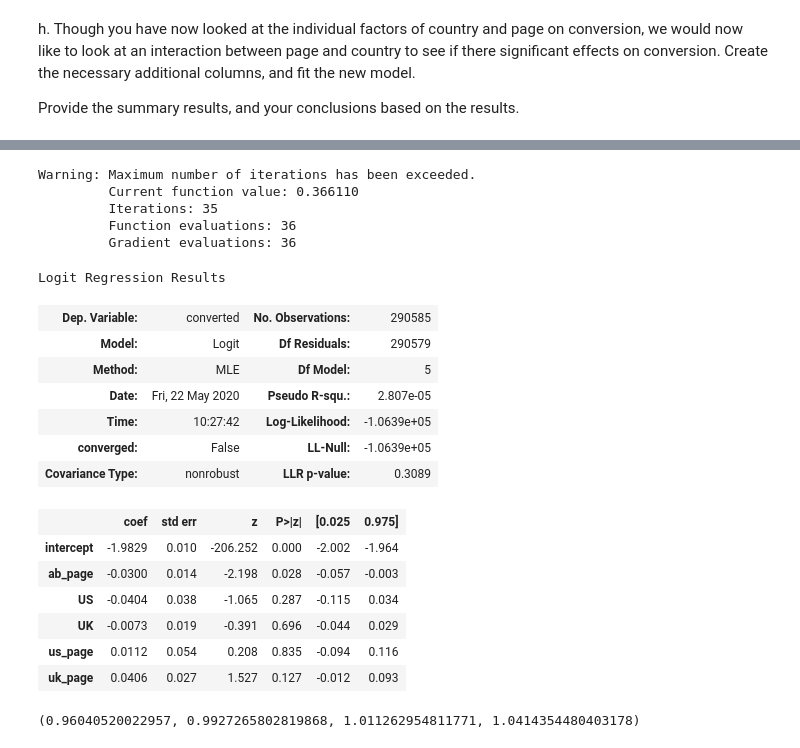
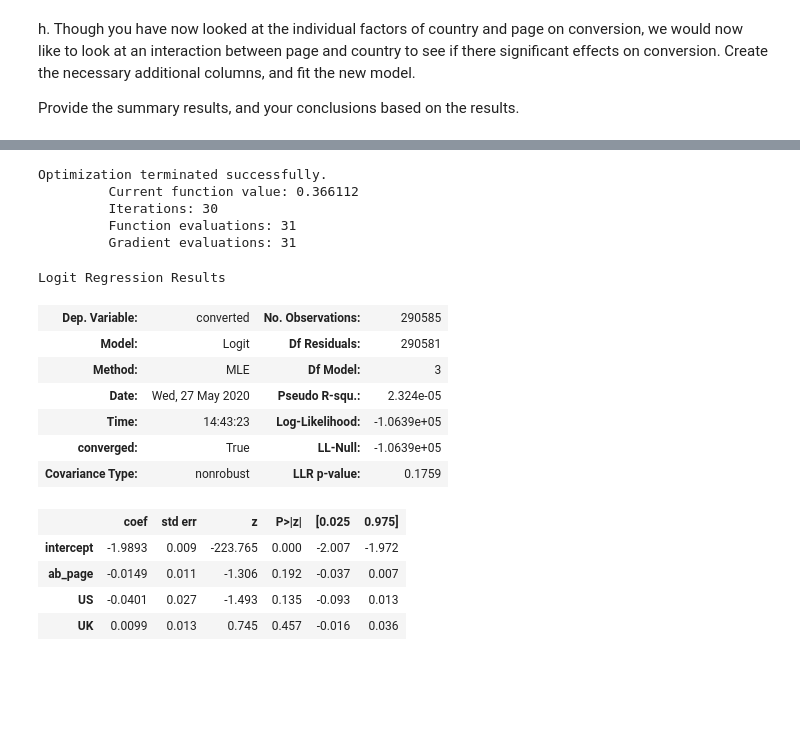
Before and after one commit to jessicarose00/Udacity_Nanodegree, a Jupyter notebook: analyze_ab_test_results/analyze_ab_test_results.ipynb, the cells around one changed output, grey strips where cells are left out. Cells and saved outputs as stored; diff of their text form; code cells hidden in the pictures; blank space fills up the shorter version.

Commit message:
recalculate p-value and update conclusions

```diff
--- a/analyze_ab_test_results/analyze_ab_test_results.ipynb
+++ b/analyze_ab_test_results/analyze_ab_test_results.ipynb
@@ -379,8 +381,3 @@ df_new.head()
 h. Though you have now looked at the individual factors of country and page on conversion, we would now like to look at an interaction between page and country to see if there significant effects on conversion.  Create the necessary additional columns, and fit the new model.
 
 Provide the summary results, and your conclusions based on the results.
-# %%
-# Create additional interaction columns
-df_new['us_page'] = df_new['ab_page'] * df_new['US']
-df_new['uk_page'] = df_new['ab_page'] * df_new['UK']
-df_new.head()
@@ -395,37 +410,28 @@ df_new.head()
 # %%
-### Fit Your Linear Model And Obtain the Results
+# Instantiate and fit the model with countries and ab_page
 logit_mod_cntry = sm.Logit(df_new['converted'], df_new[['intercept',
                                                         'ab_page',
                                                         'US',
-                                                        'UK',
-                                                        'us_page',
-                                                        'uk_page']])
+                                                        'UK']])
 
 results = logit_mod_cntry.fit(method='bfgs')
 results.summary()
 # %% [output]
-Warning: Maximum number of iterations has been exceeded.
-         Current function value: 0.366110
-         Iterations: 35
-         Function evaluations: 36
-         Gradient evaluations: 36
+Optimization terminated successfully.
+         Current function value: 0.366112
+         Iterations: 30
+         Function evaluations: 31
+         Gradient evaluations: 31
 Logit Regression Results
 | Dep. Variable: | converted | No. Observations: | 290585 |
-| Model: | Logit | Df Residuals: | 290579 |
-| Method: | MLE | Df Model: | 5 |
-| Date: | Fri, 22 May 2020 | Pseudo R-squ.: | 2.807e-05 |
-| Time: | 10:27:42 | Log-Likelihood: | -1.0639e+05 |
-| converged: | False | LL-Null: | -1.0639e+05 |
-| Covariance Type: | nonrobust | LLR p-value: | 0.3089 |
+| Model: | Logit | Df Residuals: | 290581 |
+| Method: | MLE | Df Model: | 3 |
+| Date: | Wed, 27 May 2020 | Pseudo R-squ.: | 2.324e-05 |
+| Time: | 14:43:23 | Log-Likelihood: | -1.0639e+05 |
+| converged: | True | LL-Null: | -1.0639e+05 |
+| Covariance Type: | nonrobust | LLR p-value: | 0.1759 |
 |  | coef | std err | z | P>|z| | [0.025 | 0.975] |
-| intercept | -1.9829 | 0.010 | -206.252 | 0.000 | -2.002 | -1.964 |
-| ab_page | -0.0300 | 0.014 | -2.198 | 0.028 | -0.057 | -0.003 |
-| US | -0.0404 | 0.038 | -1.065 | 0.287 | -0.115 | 0.034 |
-| UK | -0.0073 | 0.019 | -0.391 | 0.696 | -0.044 | 0.029 |
-| us_page | 0.0112 | 0.054 | 0.208 | 0.835 | -0.094 | 0.116 |
-| uk_page | 0.0406 | 0.027 | 1.527 | 0.127 | -0.012 | 0.093 |
+| intercept | -1.9893 | 0.009 | -223.765 | 0.000 | -2.007 | -1.972 |
+| ab_page | -0.0149 | 0.011 | -1.306 | 0.192 | -0.037 | 0.007 |
+| US | -0.0401 | 0.027 | -1.493 | 0.135 | -0.093 | 0.013 |
+| UK | 0.0099 | 0.013 | 0.745 | 0.457 | -0.016 | 0.036 |
-# %%
-# exponentiate the coefficients in order to interpret them
-np.exp(-0.0404), np.exp(-0.0073), np.exp(0.0112), np.exp(0.0406)
-# %% [output]
-(0.96040520022957, 0.9927265802819868, 1.011262954811771, 1.0414354480403178)
```
Also changed, not shown: parts of 16 cells of this notebook.
